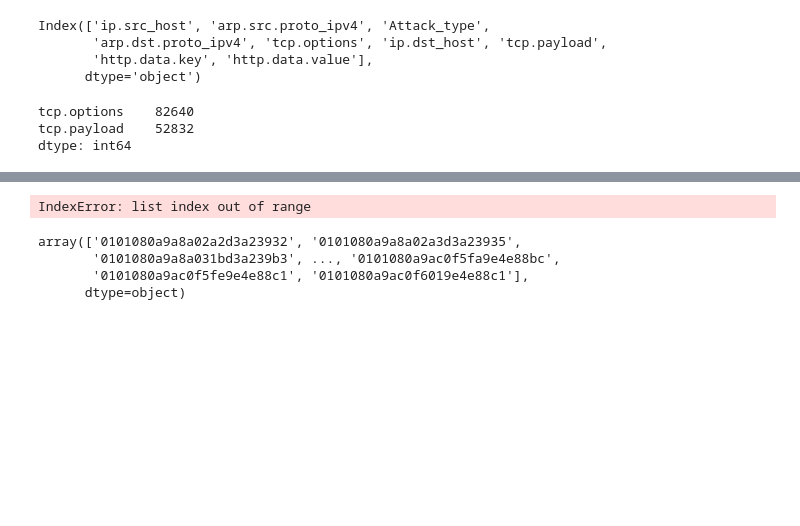
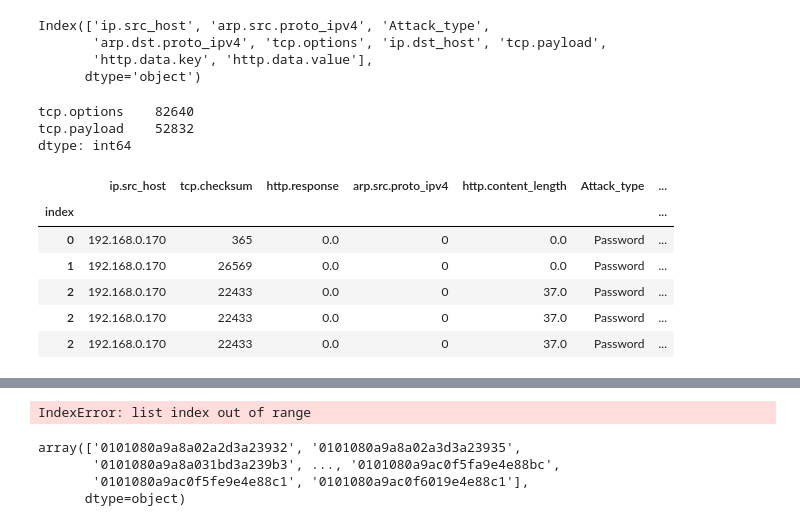
Before and after one commit to explainpark101/KU-ML-EndTerm-project, a Jupyter notebook: 04 machine-learning.ipynb, the cells around one changed output, grey strips where cells are left out. Cells and saved outputs as stored; diff of their text form; code cells hidden in the pictures; blank space fills up the shorter version.

```diff
--- a/04 machine-learning.ipynb
+++ b/04 machine-learning.ipynb
@@ -63,3 +73,13 @@ all_data[["tcp.options", "tcp.payload"]].nunique()
 tcp.options    82640
 tcp.payload    52832
 dtype: int64
+# %%
+all_data.head(5)
+# %% [output]
+|  | ip.src_host | tcp.checksum | http.response | arp.src.proto_ipv4 | http.content_length | Attack_type | ... |
+| index |  |  |  |  |  |  | ... |
+| 0 | 192.168.0.170 | 365 | 0.0 | 0 | 0.0 | Password | ... |
+| 1 | 192.168.0.170 | 26569 | 0.0 | 0 | 0.0 | Password | ... |
+| 2 | 192.168.0.170 | 22433 | 0.0 | 0 | 37.0 | Password | ... |
+| 2 | 192.168.0.170 | 22433 | 0.0 | 0 | 37.0 | Password | ... |
+| 2 | 192.168.0.170 | 22433 | 0.0 | 0 | 37.0 | Password | ... |
```
Also changed, not shown: parts of 14 cells of this notebook.
